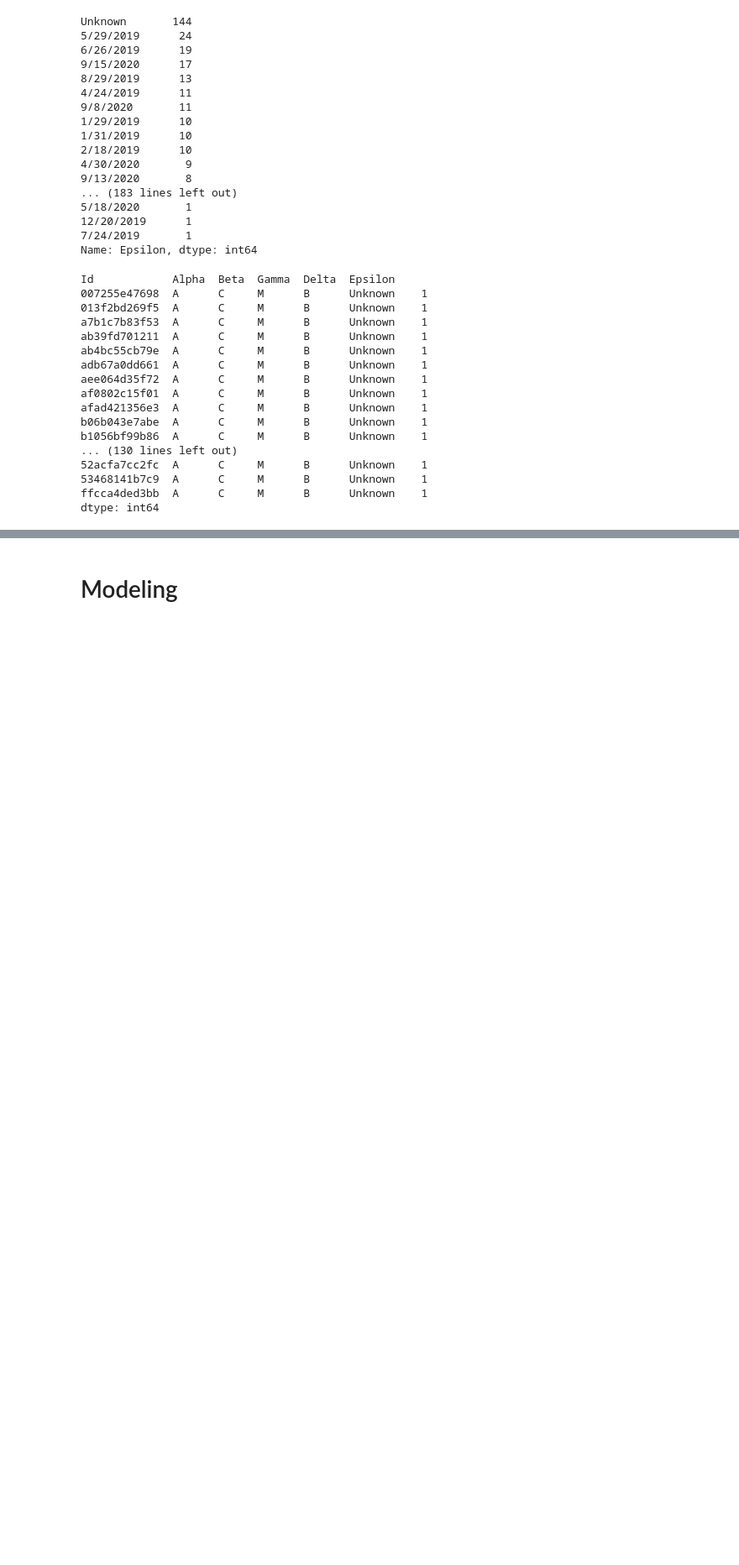
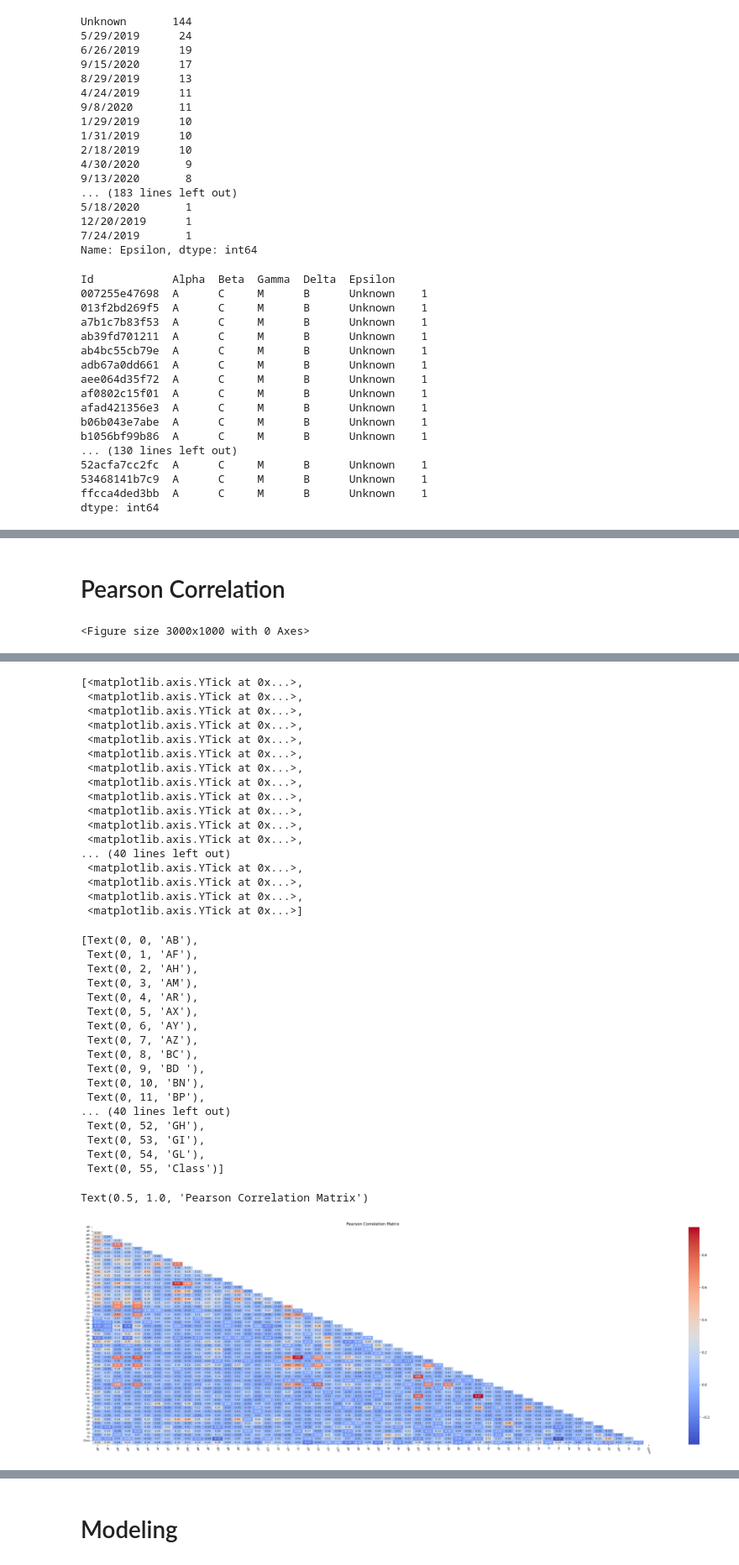
Before and after one commit to wongkhoon/ICR---Identifying-Age-Related-Conditions, a Jupyter notebook: icr-identifying-age-related-conditions-initial.ipynb, the cells around one changed output, grey strips where cells are left out. Shown at 84% size. Drawn from its saved outputs; the diff is of its cells as text; code cells hidden in the pictures; blank space fills up the shorter version.

```diff
--- a/icr-identifying-age-related-conditions-initial.ipynb
+++ b/icr-identifying-age-related-conditions-initial.ipynb
@@ -482,0 +444,35 @@ enc_df['Delta'].value_counts()
+# %% [markdown]
+# Pearson Correlation
+# %%
+# Heatmap
+
+plt.figure(figsize=(30, 10))
+
+# Compute correlation matrix
+corr_matrix = merged_df.select_dtypes(include=np.number).corr()
+
+# Mask off-diagonal values
+mask = np.triu(np.ones_like(corr_matrix, dtype=bool))
+corr_matrix = corr_matrix.mask(mask)
+
+# Create heatmap
+ax = sns.heatmap(corr_matrix, annot=True, cmap='coolwarm', annot_kws={"size": 8}, fmt=".2f")
+
+# Update axis labels
+labels = corr_matrix.columns
+ax.set_xticklabels(labels, rotation=290, ha='center', fontsize=8)
+ax.set_yticks(np.arange(len(labels)))
+ax.set_yticklabels(labels, rotation=0, va='center', fontsize=8)
+
+ax.xaxis.set_ticks_position('bottom')
+ax.yaxis.set_ticks_position('left')
+ax.xaxis.set_label_coords(0.5, 1.05)
+ax.yaxis.set_label_coords(-0.05, 0.5)
+
+plt.title("Pearson Correlation Matrix", fontsize=12)
+plt.tight_layout()
+plt.show();
+
+del mask, ax, labels, corr_matrix
+# %% [output]
+<Figure size 3000x1000 with 0 Axes>
@@ -482,0 +496,36 @@ enc_df['Delta'].value_counts()
+[<matplotlib.axis.YTick at 0x...>,
+ <matplotlib.axis.YTick at 0x...>,
+ <matplotlib.axis.YTick at 0x...>,
+ <matplotlib.axis.YTick at 0x...>,
+ <matplotlib.axis.YTick at 0x...>,
+ <matplotlib.axis.YTick at 0x...>,
+ <matplotlib.axis.YTick at 0x...>,
+ <matplotlib.axis.YTick at 0x...>,
+ <matplotlib.axis.YTick at 0x...>,
+ <matplotlib.axis.YTick at 0x...>,
+ <matplotlib.axis.YTick at 0x...>,
+ <matplotlib.axis.YTick at 0x...>,
+... (40 lines left out)
+ <matplotlib.axis.YTick at 0x...>,
+ <matplotlib.axis.YTick at 0x...>,
+ <matplotlib.axis.YTick at 0x...>,
+ <matplotlib.axis.YTick at 0x...>]
+[Text(0, 0, 'AB'),
+ Text(0, 1, 'AF'),
+ Text(0, 2, 'AH'),
+ Text(0, 3, 'AM'),
+ Text(0, 4, 'AR'),
+ Text(0, 5, 'AX'),
+ Text(0, 6, 'AY'),
+ Text(0, 7, 'AZ'),
+ Text(0, 8, 'BC'),
+ Text(0, 9, 'BD '),
+ Text(0, 10, 'BN'),
+ Text(0, 11, 'BP'),
+... (40 lines left out)
+ Text(0, 52, 'GH'),
+ Text(0, 53, 'GI'),
+ Text(0, 54, 'GL'),
+ Text(0, 55, 'Class')]
+Text(0.5, 1.0, 'Pearson Correlation Matrix')
+[figure, added]
```
Also changed, not shown: parts of 48 cells of this notebook.
